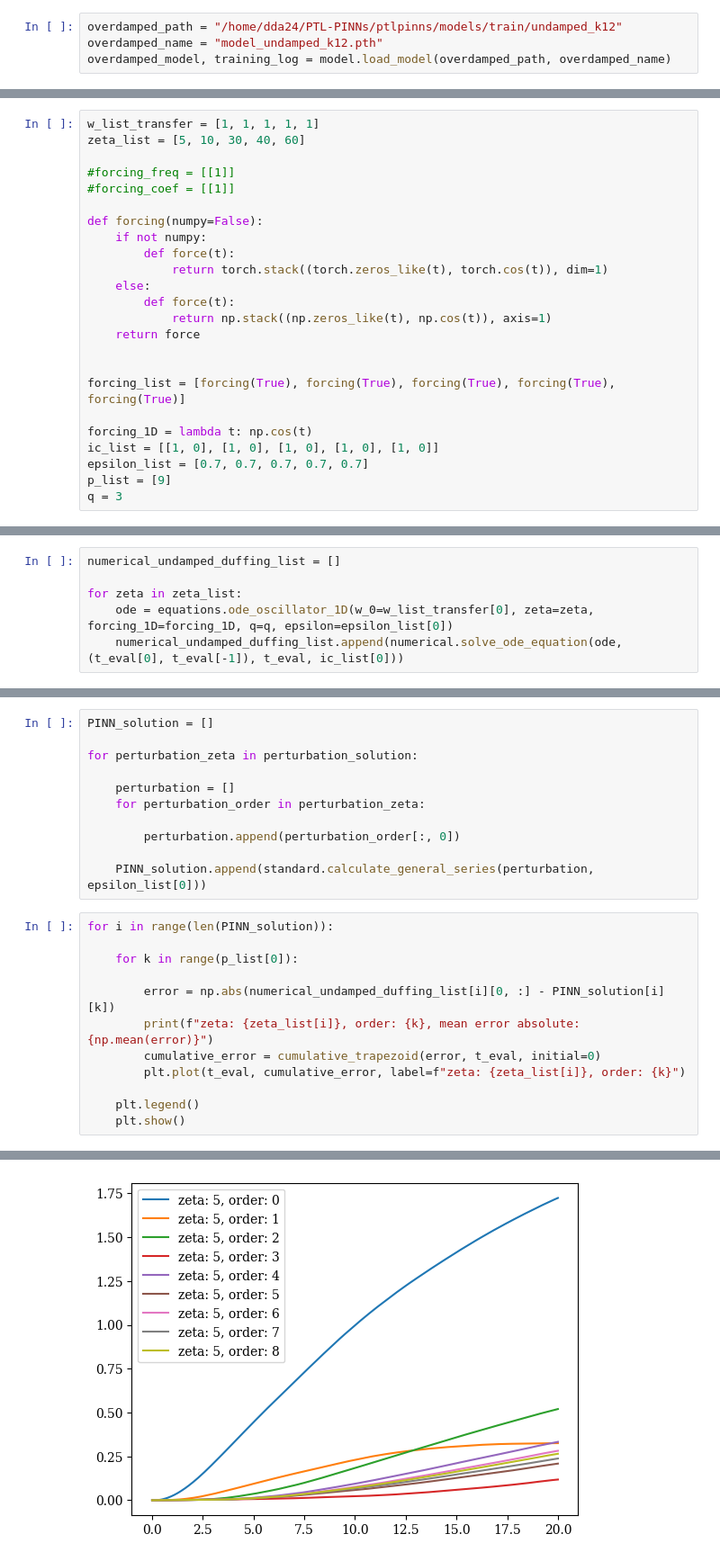
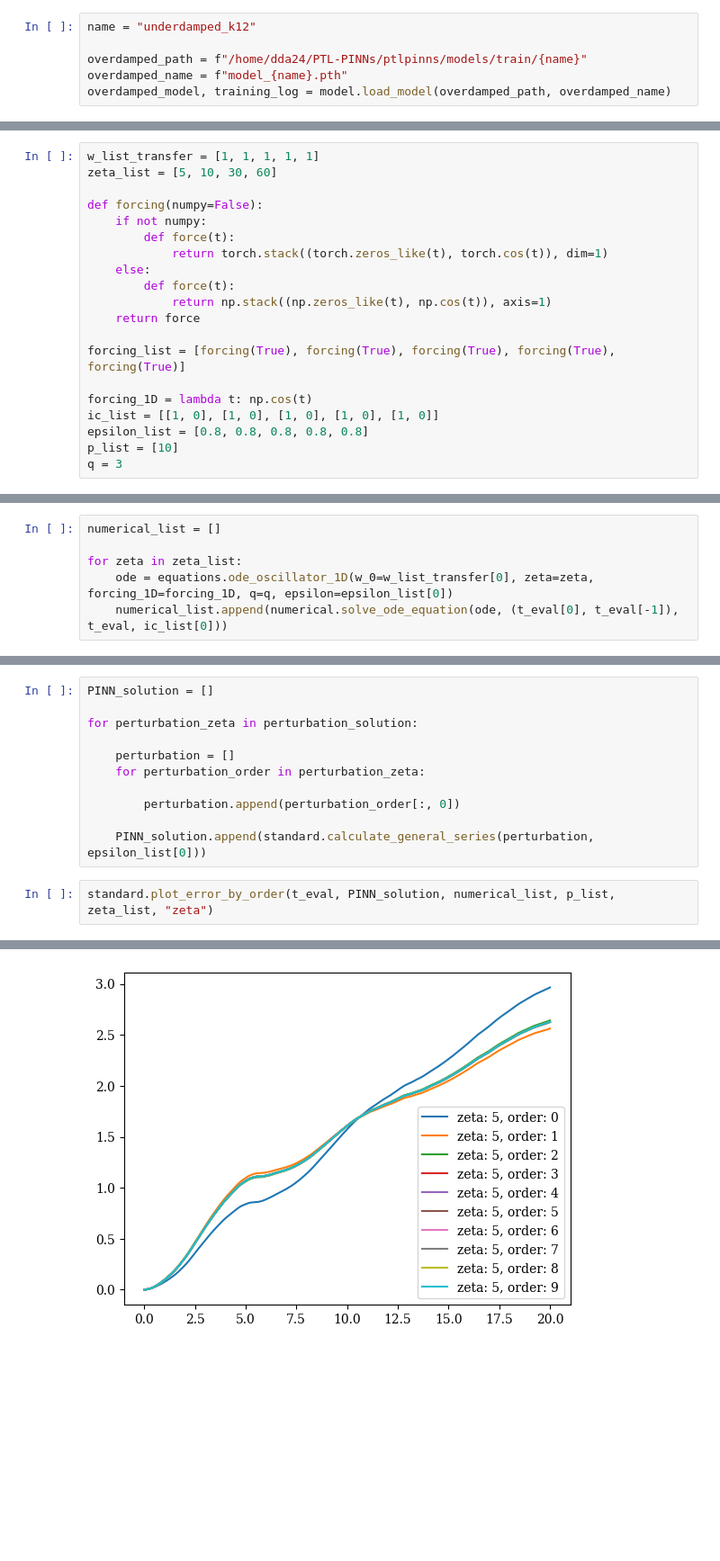
Before and after one commit to esemsc-dda24/PTL-PINNs, a Jupyter notebook: ptlpinns/results/overdamped.ipynb, the cells around one changed output, grey strips where cells are left out. Shown: that part at 90% size. Cells and saved outputs as stored; diff of their text form; blank space fills up the shorter version.

```diff
--- a/ptlpinns/results/overdamped.ipynb
+++ b/ptlpinns/results/overdamped.ipynb
@@ -11,7 +11,9 @@ from scipy.integrate import cumulative_trapezoid
 # %% [markdown]
 ### Load model
 # %%
-overdamped_path = "/home/dda24/PTL-PINNs/ptlpinns/models/train/undamped_k12"
-overdamped_name = "model_undamped_k12.pth"
+name = "underdamped_k12"
+
+overdamped_path = f"/home/dda24/PTL-PINNs/ptlpinns/models/train/{name}"
+overdamped_name = f"model_{name}.pth"
 overdamped_model, training_log = model.load_model(overdamped_path, overdamped_name)
 # %% [output]
@@ -30,10 +32,7 @@ H_dict = transfer.compute_H_dict(overdamped_model, N=N, bias=True, t_span=t_span
 ### Transfer parameters
 # %%
 w_list_transfer = [1, 1, 1, 1, 1]
-zeta_list = [5, 10, 30, 40, 60]
-
-#forcing_freq = [[1]]
-#forcing_coef = [[1]]
+zeta_list = [5, 10, 30, 60]
 
 def forcing(numpy=False):
     if not numpy:
@@ -44,22 +43,21 @@ def forcing(numpy=False):
             return np.stack((np.zeros_like(t), np.cos(t)), axis=1)
     return force
 
-
 forcing_list = [forcing(True), forcing(True), forcing(True), forcing(True), forcing(True)]
 
 forcing_1D = lambda t: np.cos(t)
 ic_list = [[1, 0], [1, 0], [1, 0], [1, 0], [1, 0]]
-epsilon_list = [0.7, 0.7, 0.7, 0.7, 0.7]
-p_list = [9]
+epsilon_list = [0.8, 0.8, 0.8, 0.8, 0.8]
+p_list = [10]
 q = 3
 # %% [markdown]
 ### Numerical solver
 # %%
-numerical_undamped_duffing_list = []
+numerical_list = []
 
 for zeta in zeta_list:
     ode = equations.ode_oscillator_1D(w_0=w_list_transfer[0], zeta=zeta, forcing_1D=forcing_1D, q=q, epsilon=epsilon_list[0])
-    numerical_undamped_duffing_list.append(numerical.solve_ode_equation(ode, (t_eval[0], t_eval[-1]), t_eval, ic_list[0]))
+    numerical_list.append(numerical.solve_ode_equation(ode, (t_eval[0], t_eval[-1]), t_eval, ic_list[0]))
 # %% [markdown]
 ### PINN
 # %%
@@ -81,15 +79,5 @@ for perturbation_zeta in perturbation_solution:
 
     PINN_solution.append(standard.calculate_general_series(perturbation, epsilon_list[0]))
 # %%
-for i in range(len(PINN_solution)):
-
-    for k in range(p_list[0]):
-
-        error = np.abs(numerical_undamped_duffing_list[i][0, :] - PINN_solution[i][k])
-        print(f"zeta: {zeta_list[i]}, order: {k}, mean error absolute: {np.mean(error)}")
-        cumulative_error = cumulative_trapezoid(error, t_eval, initial=0)
-        plt.plot(t_eval, cumulative_error, label=f"zeta: {zeta_list[i]}, order: {k}")
-
-    plt.legend()
-    plt.show()
+standard.plot_error_by_order(t_eval, PINN_solution, numerical_list, p_list, zeta_list, "zeta")
 # %% [output]
@@ -105 +94 @@ zeta: 5, order: 8, mean error absolute: 0.013257416100679367
-[figure, old version]
+[figure, new version]
```
Also changed, not shown: parts of 5 cells of this notebook, 12 other files.
